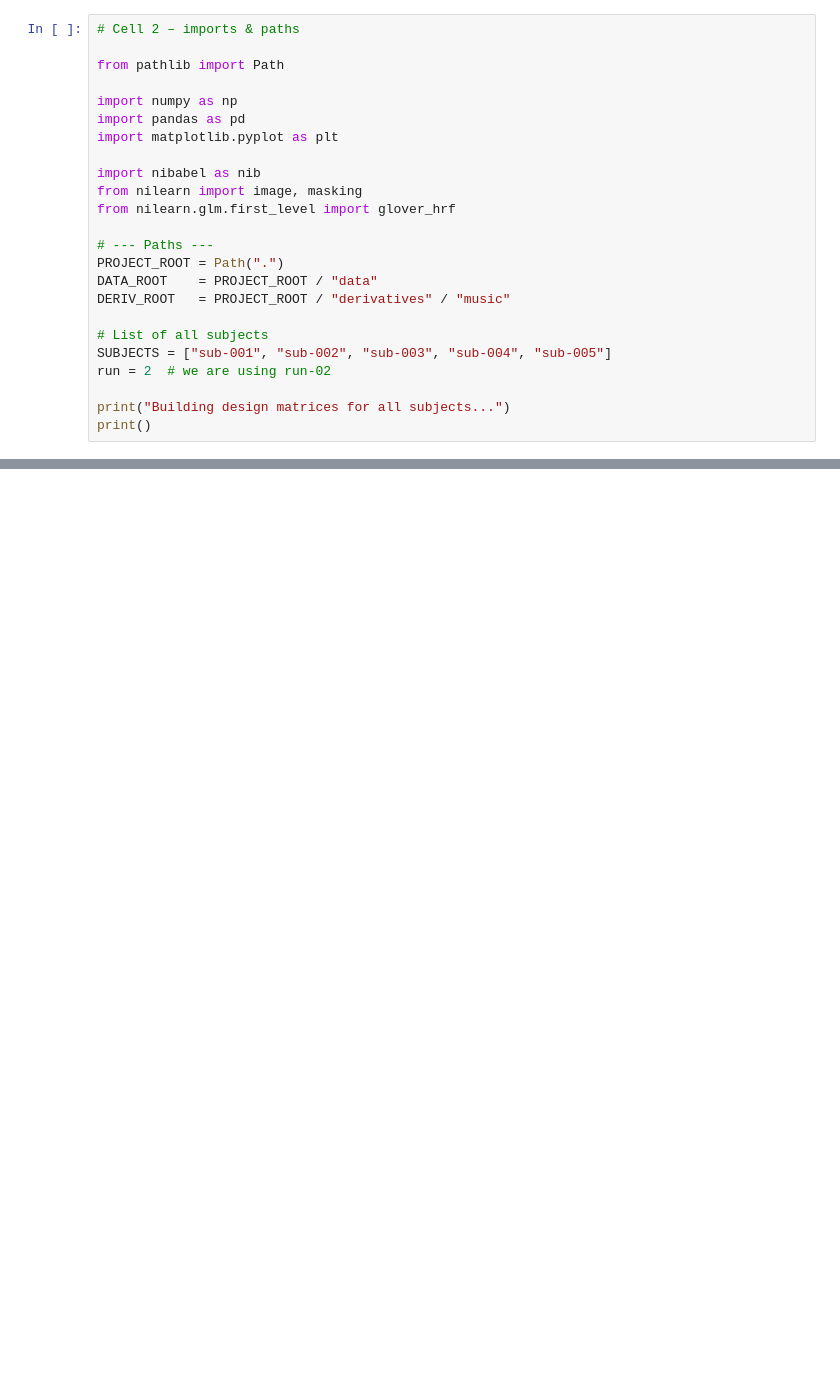
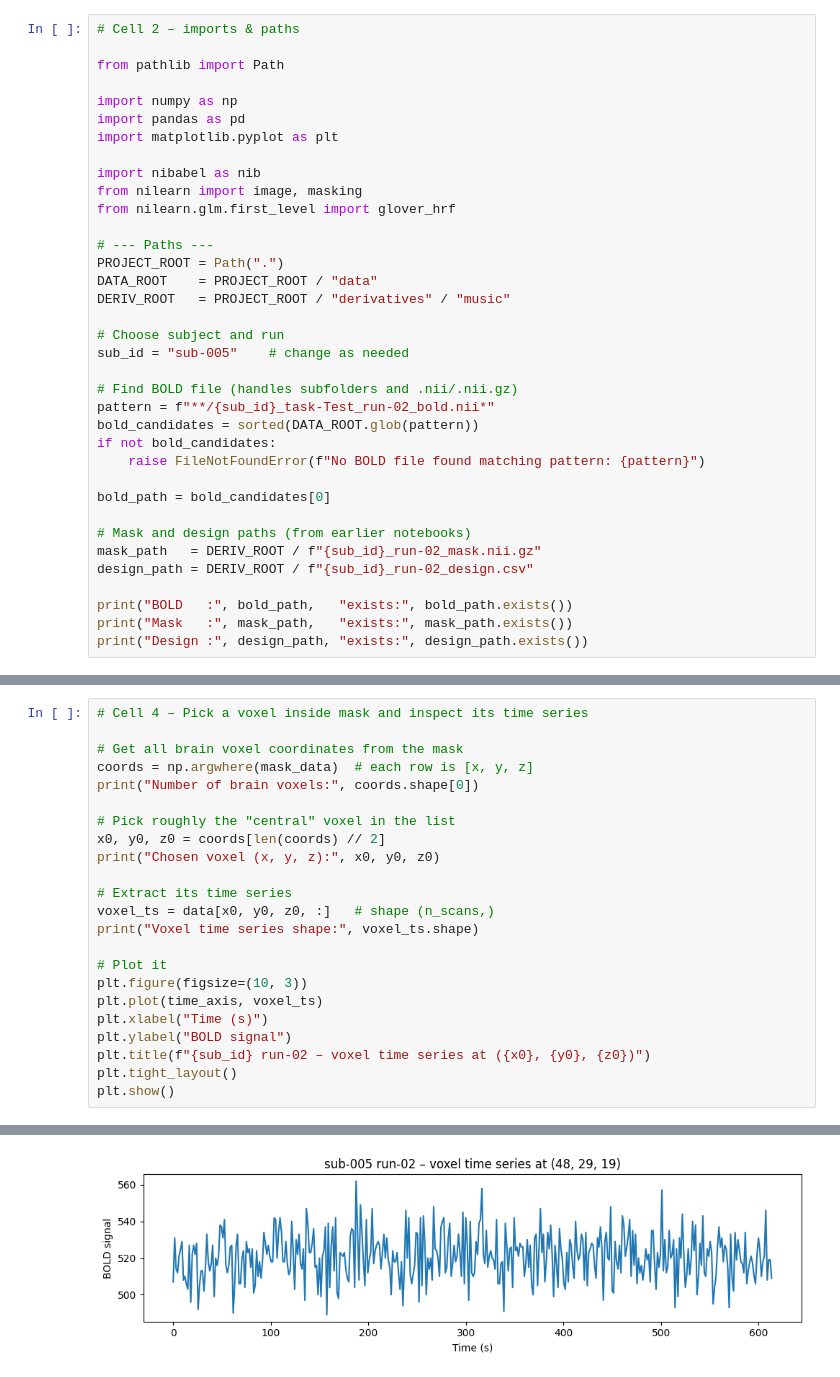
Before and after one commit to kranthi129-ou/nds-movie-music-fmri, a Jupyter notebook: Notebooks/music_03_single_voxel_glm.ipynb, the cells around one changed output, grey strips where cells are left out. Saved outputs shown, nothing was run; the diff lists cells and outputs as text; blank space fills up the shorter version.

Commit message:
fixed issues with design notebook

```diff
--- a/Notebooks/music_03_single_voxel_glm.ipynb
+++ b/Notebooks/music_03_single_voxel_glm.ipynb
@@ -16,10 +16,22 @@ PROJECT_ROOT = Path(".")
 DATA_ROOT    = PROJECT_ROOT / "data"
 DERIV_ROOT   = PROJECT_ROOT / "derivatives" / "music"
 
-# List of all subjects
-SUBJECTS = ["sub-001", "sub-002", "sub-003", "sub-004", "sub-005"]
-run = 2  # we are using run-02
+# Choose subject and run
+sub_id = "sub-005"    # change as needed
 
-print("Building design matrices for all subjects...")
-print()
+# Find BOLD file (handles subfolders and .nii/.nii.gz)
+pattern = f"**/{sub_id}_task-Test_run-02_bold.nii*"
+bold_candidates = sorted(DATA_ROOT.glob(pattern))
+if not bold_candidates:
+    raise FileNotFoundError(f"No BOLD file found matching pattern: {pattern}")
+
+bold_path = bold_candidates[0]
+
+# Mask and design paths (from earlier notebooks)
+mask_path   = DERIV_ROOT / f"{sub_id}_run-02_mask.nii.gz"
+design_path = DERIV_ROOT / f"{sub_id}_run-02_design.csv"
+
+print("BOLD   :", bold_path,   "exists:", bold_path.exists())
+print("Mask   :", mask_path,   "exists:", mask_path.exists())
+print("Design :", design_path, "exists:", design_path.exists())
 # %% [output]
@@ -137,0 +131,24 @@ Design already loaded for sub-005 - nothing to build.
+# %%
+# Cell 4 – Pick a voxel inside mask and inspect its time series
+
+# Get all brain voxel coordinates from the mask
+coords = np.argwhere(mask_data)  # each row is [x, y, z]
+print("Number of brain voxels:", coords.shape[0])
+
+# Pick roughly the "central" voxel in the list
+x0, y0, z0 = coords[len(coords) // 2]
+print("Chosen voxel (x, y, z):", x0, y0, z0)
+
+# Extract its time series
+voxel_ts = data[x0, y0, z0, :]   # shape (n_scans,)
+print("Voxel time series shape:", voxel_ts.shape)
+
+# Plot it
+plt.figure(figsize=(10, 3))
+plt.plot(time_axis, voxel_ts)
+plt.xlabel("Time (s)")
+plt.ylabel("BOLD signal")
+plt.title(f"{sub_id} run-02 – voxel time series at ({x0}, {y0}, {z0})")
+plt.tight_layout()
+plt.show()
+# %% [output]
@@ -137,0 +158 @@ Design already loaded for sub-005 - nothing to build.
+[figure, added]
```
Also changed, not shown: parts of 8 cells of this notebook, 6 other files.
